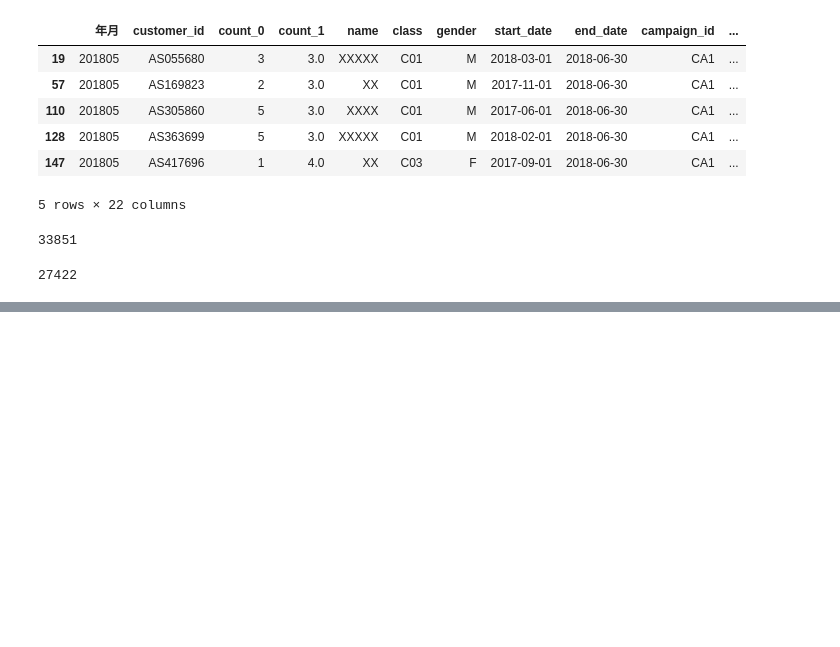
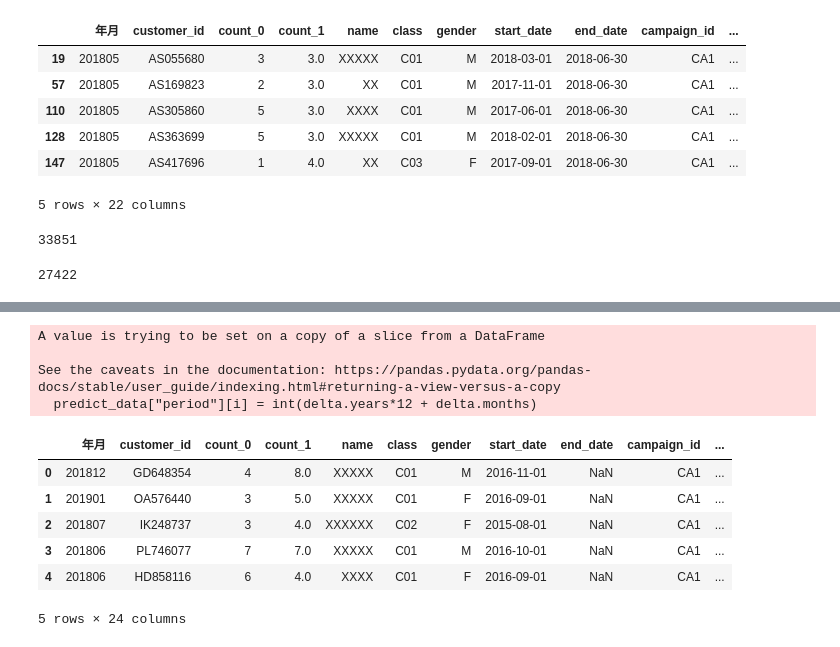
Before and after one commit to zaxirolls/learn, a Jupyter notebook: pythonknock100/サンプルコード_20200325 2/5章/ch5.ipynb, the cells around one changed output, grey strips where cells are left out. Cells and saved outputs as stored; diff of their text form; code cells hidden in the pictures; blank space fills up the shorter version.

```diff
--- a/pythonknock100/サンプルコード_20200325 2/5章/ch5.ipynb
+++ b/pythonknock100/サンプルコード_20200325 2/5章/ch5.ipynb
@@ -168,0 +200,19 @@ print(len(conti_uselog))
+# %%
+for i in range(len(predict_data)):
+    delta = relativedelta(predict_data["now_date"][i],predict_data["start_date"][i])
+    predict_data["period"][i] = int(delta.years*12 + delta.months)
+# %% [output]
+A value is trying to be set on a copy of a slice from a DataFrame
+
+See the caveats in the documentation: https://pandas.pydata.org/pandas-docs/stable/user_guide/indexing.html#returning-a-view-versus-a-copy
+  predict_data["period"][i] = int(delta.years*12 + delta.months)
+# %%
+predict_data.head()
+# %% [output]
+|  | 年月 | customer_id | count_0 | count_1 | name | class | gender | start_date | end_date | campaign_id | ... |
+| 0 | 201812 | GD648354 | 4 | 8.0 | XXXXX | C01 | M | 2016-11-01 | NaN | CA1 | ... |
+| 1 | 201901 | OA576440 | 3 | 5.0 | XXXXX | C01 | F | 2016-09-01 | NaN | CA1 | ... |
+| 2 | 201807 | IK248737 | 3 | 4.0 | XXXXXX | C02 | F | 2015-08-01 | NaN | CA1 | ... |
+| 3 | 201806 | PL746077 | 7 | 7.0 | XXXXX | C01 | M | 2016-10-01 | NaN | CA1 | ... |
+| 4 | 201806 | HD858116 | 6 | 4.0 | XXXX | C01 | F | 2016-09-01 | NaN | CA1 | ... |
+5 rows × 24 columns
```
Also changed, not shown: parts of 17 cells of this notebook.
